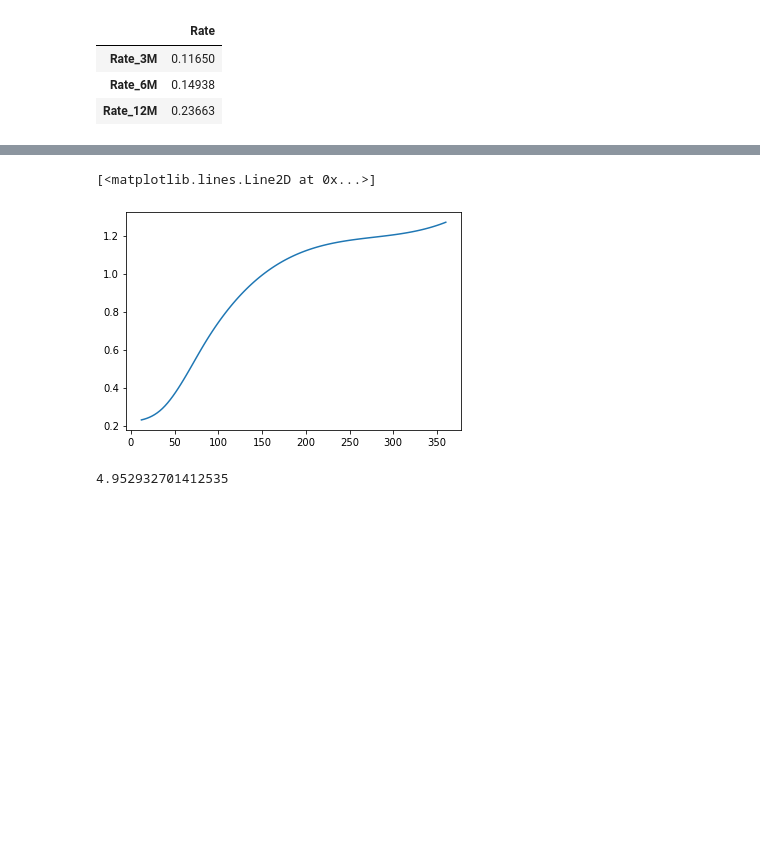
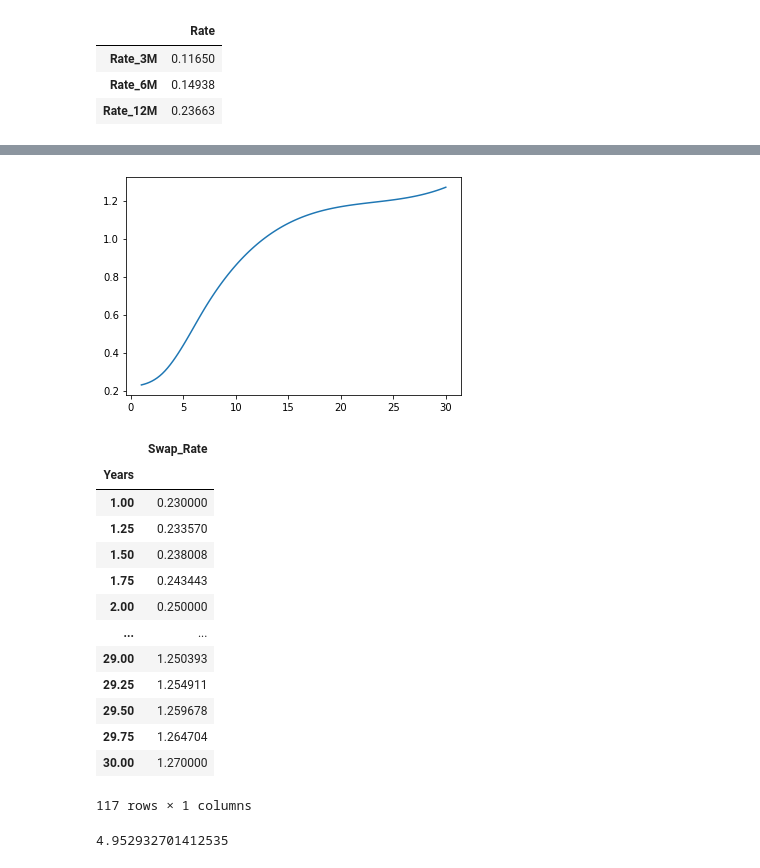
Before and after one commit to WillemJan9519/SPFDM1, a Jupyter notebook: SPFDM 1.ipynb, the cells around one changed output, grey strips where cells are left out. Cells and saved outputs as stored; diff of their text form; code cells hidden in the pictures; blank space fills up the shorter version.

```diff
--- a/SPFDM 1.ipynb
+++ b/SPFDM 1.ipynb
@@ -74,21 +85,36 @@ zerocurve
 # %%
 # To obtain longer rates we need to bootstrap
 # For bootstrapping we also need the swap rates. These are obtained from
 # http://www.interestrateswapstoday.com/swap-rates.html
 def read_interp_swaprates():
     swaprates  =  pd.DataFrame({'Name':['1-Year','2-Year','3-Year','5-Year','7-Year','10-Year','30-Year'],'Rate':[0.230,0.25,0.29,0.44,0.63,0.86,1.270]}).set_index('Name')
     swaprates['NMonths'] = [12,24,36,60,84,120,360]
     #We need to interpolate swaprates to get all intermediate values
     to_interpolate = np.arange(12,361,3)
     # We use cubic interpolation as this generates a much smoother curve
     interpolated = interp1d(swaprates['NMonths'],swaprates['Rate'],kind='cubic')(to_interpolate)
-    swaprates_interp = pd.DataFrame({'NMonths':to_interpolate,'Swap_Rate':interpolated})
-    return swaprates_interp
+    swaprates_interp = pd.DataFrame({'Years':to_interpolate/12,'Swap_Rate':interpolated})
+    return swaprates_interp.set_index('Years')
 swaprates_interp = read_interp_swaprates()
-plt.plot(swaprates_interp.NMonths, swaprates_interp.Swap_Rate)
+plt.plot(swaprates_interp.index, swaprates_interp.Swap_Rate)
+plt.show()
+swaprates_interp
 # %% [output]
+[figure, new version]
+|  | Swap_Rate |
+| Years |  |
+| 1.00 | 0.230000 |
+| 1.25 | 0.233570 |
+| 1.50 | 0.238008 |
+| 1.75 | 0.243443 |
+| 2.00 | 0.250000 |
+| ... | ... |
+| 29.00 | 1.250393 |
+| 29.25 | 1.254911 |
+| 29.50 | 1.259678 |
+| 29.75 | 1.264704 |
+| 30.00 | 1.270000 |
-[<matplotlib.lines.Line2D at 0x...>]
+117 rows × 1 columns
-[figure, old version]
 # %%
 # Having both libor and swap rates we should be able to bootstrap the zero curve
 # %%
```
Also changed, not shown: parts of 3 cells of this notebook.
